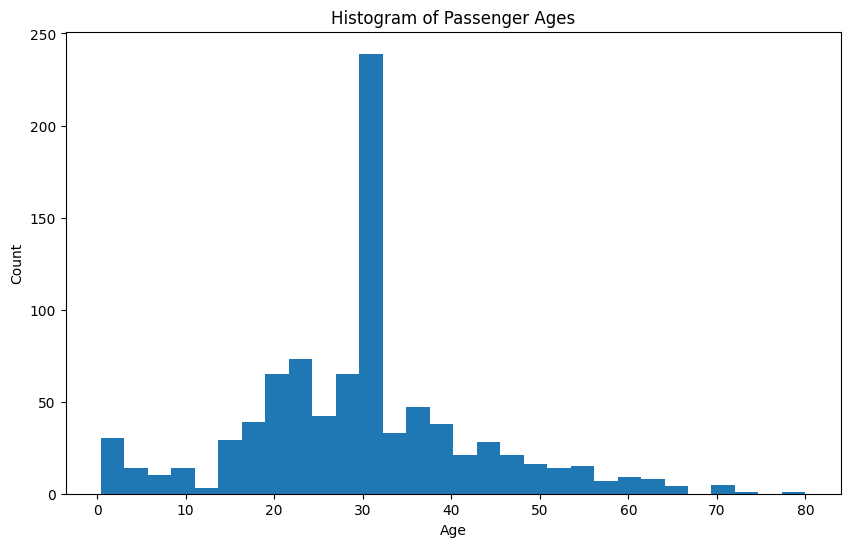
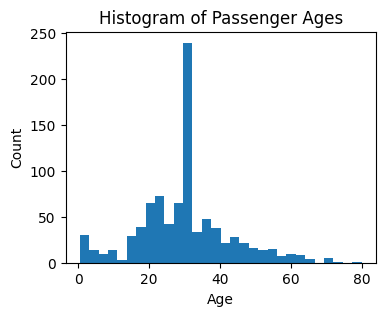
The change to this notebook cell's code, shown as a diff; its figure went from the first image to the second:
--- before
+++ after
@@ -3,5 +3,5 @@
 # Histogram of passenger ages
 
-plt.figure(figsize=(10,6))
+plt.figure(figsize=(4,3))
 plt.hist(df['Age'], bins=30)
 plt.title('Histogram of Passenger Ages')

Commit: Created using Colab